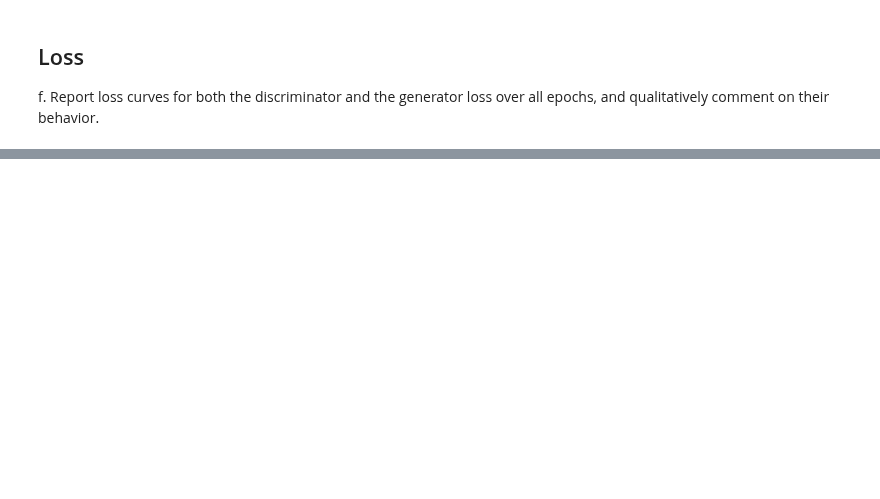
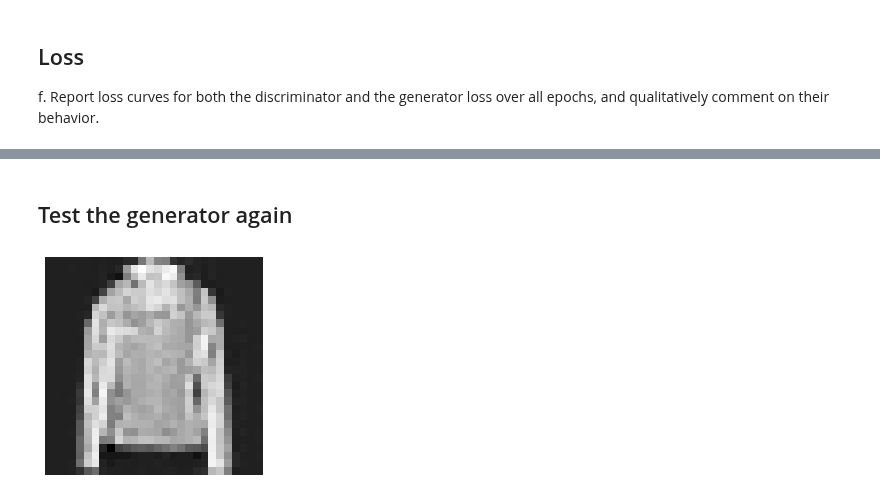
Before and after one commit to yeb2Binfang/ECE-GY9123_DL, a Jupyter notebook: HW/HW6/HW6.ipynb, the cells around one changed output, grey strips where cells are left out. Cells and saved outputs as stored; diff of their text form; code cells hidden in the pictures; blank space fills up the shorter version.

```diff
--- a/HW/HW6/HW6.ipynb
+++ b/HW/HW6/HW6.ipynb
@@ -459,0 +416,11 @@ We can see that the loss of generator increases while the loss of the discrimina
+# %% [markdown]
+## Test the generator again
+# %%
+latent = torch.randn((1, 100))
+latent = latent.to(device)
+im = generator(latent)
+plt.imshow(im[0, 0, :, :].detach().cpu(),cmap='gray')
+plt.axis('off')
+plt.show()
+# %% [output]
+[figure, added]
```
Also changed, not shown: parts of 11 cells of this notebook.
